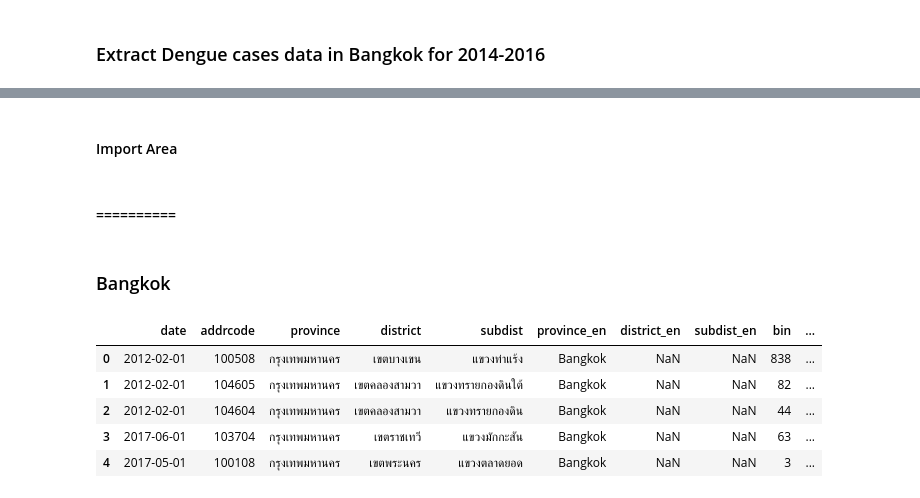
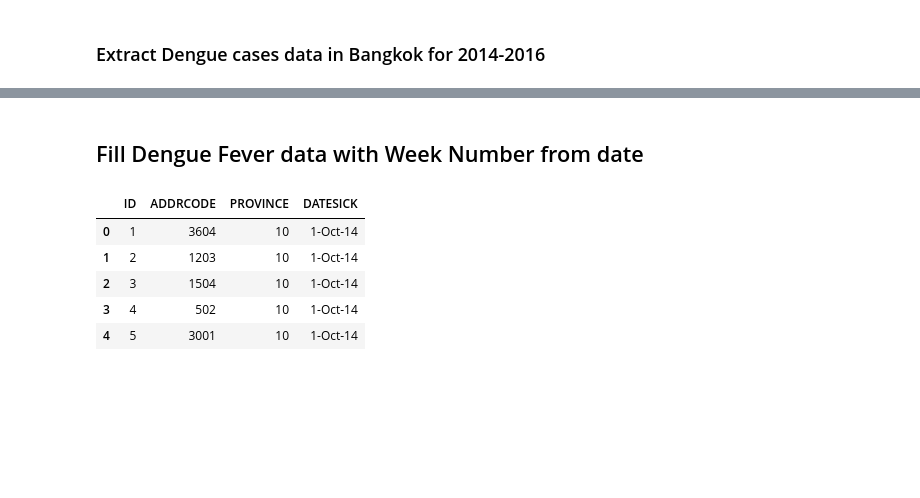
Before and after one commit to boonpakornn/dengue_data_statistic, a Jupyter notebook: Data Statistics.ipynb, the cells around one changed output, grey strips where cells are left out. Cells and saved outputs as stored; diff of their text form; code cells hidden in the pictures; blank space fills up the shorter version.

```diff
--- a/Data Statistics.ipynb
+++ b/Data Statistics.ipynb
@@ -671,16 +305,13 @@ df_df_bangkok_2014_2016_dist.head()
-# %% [markdown]
-#### Import Area
-# %% [markdown]
-#### ==========
-# %% [markdown]
-### Bangkok
-# %%
-df_bs_bangkok = pd.read_csv(os.path.join('Data','Breeding-sites','csv','full-info','Bangkok-detection.csv'))
-df_bs_bangkok.head()
-# %% [output]
-|  | date | addrcode | province | district | subdist | province_en | district_en | subdist_en | bin | ... |
-| 0 | 2012-02-01 | 100508 | กรุงเทพมหานคร | เขตบางเขน | แขวงท่าแร้ง | Bangkok | NaN | NaN | 838 | ... |
-| 1 | 2012-02-01 | 104605 | กรุงเทพมหานคร | เขตคลองสามวา | แขวงทรายกองดินใต้ | Bangkok | NaN | NaN | 82 | ... |
-| 2 | 2012-02-01 | 104604 | กรุงเทพมหานคร | เขตคลองสามวา | แขวงทรายกองดิน | Bangkok | NaN | NaN | 44 | ... |
-| 3 | 2017-06-01 | 103704 | กรุงเทพมหานคร | เขตราชเทวี | แขวงมักกะสัน | Bangkok | NaN | NaN | 63 | ... |
-| 4 | 2017-05-01 | 100108 | กรุงเทพมหานคร | เขตพระนคร | แขวงตลาดยอด | Bangkok | NaN | NaN | 3 | ... |
+# %% [markdown]
+## Fill Dengue Fever data with Week Number from date
+# %%
+import datetime
+df_dengue_2014 = pd.read_csv(os.path.join('Data','Dengue-cases','Dengue fever data','Original-files','DF_2014.csv'))
+df_dengue_2014.head()
+# %% [output]
+|  | ID | ADDRCODE | PROVINCE | DATESICK |
+| 0 | 1 | 3604 | 10 | 1-Oct-14 |
+| 1 | 2 | 1203 | 10 | 1-Oct-14 |
+| 2 | 3 | 1504 | 10 | 1-Oct-14 |
+| 3 | 4 | 502 | 10 | 1-Oct-14 |
+| 4 | 5 | 3001 | 10 | 1-Oct-14 |
```
Also changed, not shown: parts of 85 cells of this notebook.
